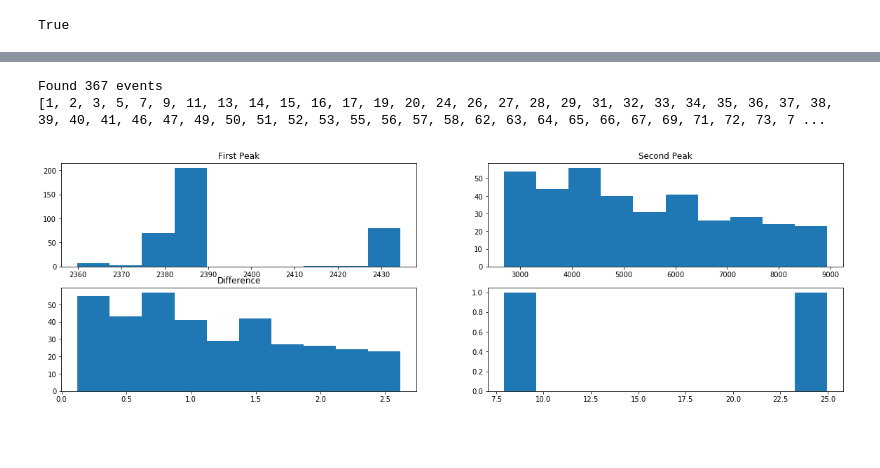
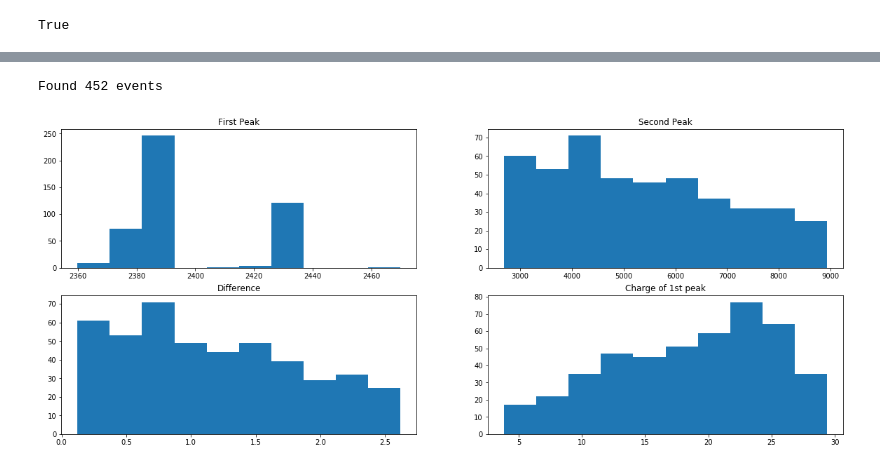
Before and after one commit to Iaggelis/InstrumentationLab, a Jupyter notebook: src/notebooks/muon_decay_total.ipynb, the cells around one changed output, grey strips where cells are left out. Cells and saved outputs as stored; diff of their text form; code cells hidden in the pictures; blank space fills up the shorter version.

Commit message:
all files analysis

```diff
--- a/src/notebooks/muon_decay_total.ipynb
+++ b/src/notebooks/muon_decay_total.ipynb
@@ -175,18 +223,18 @@ filename = rel_path + files[1]
 # %%
-tree_names = ["t1", "tree"]
-for t_n in tree_names:
-    try:
-        df_np = uproot.open(filename)[t_n].array("channel1")
-        break
-    except Exception as ex:
-        print(ex)
+# tree_names = ["t1", "tree"]
+# for t_n in tree_names:
+#     try:
+#         df_np = uproot.open(filename)[t_n].array("channel1")
+#         break
+#     except Exception as ex:
+#         print(ex)
 
-ev, tz1, tz2, ints, raw_ints = analysis(df_np)
-tz1 = np.asarray(tz1)
-tz2 = np.asarray(tz2)
-times = np.concatenate((tz1[:, np.newaxis], tz2[:, np.newaxis]), axis=1)
-np.savetxt(f'{filename[:-5]}_events.log', ev, fmt='%1i')
+# ev, tz1, tz2, ints, raw_ints = analysis(df_np)
+# tz1 = np.asarray(tz1)
+# tz2 = np.asarray(tz2)
+# times = np.concatenate((tz1[:, np.newaxis], tz2[:, np.newaxis]), axis=1)
+# np.savetxt(f'{filename[:-5]}_events.log', ev, fmt='%1i')
 
-diffs = tz2 - tz1
-t_step_per_point = 4 * 1e-04 # in μs
-diffs *= t_step_per_point
+# diffs = tz2 - tz1
+# t_step_per_point = 4 * 1e-04 # in μs
+# diffs *= t_step_per_point
@@ -211,25 +241,27 @@ index 1 is out of bounds for axis 0 with size 1
 # %%
 print(f'Found {len(ev)} events')
-print(ev)
+# print(ev)
 # %% [output]
-Found 367 events
-[1, 2, 3, 5, 7, 9, 11, 13, 14, 15, 16, 17, 19, 20, 24, 26, 27, 28, 29, 31, 32, 33, 34, 35, 36, 37, 38, 39, 40, 41, 46, 47, 49, 50, 51, 52, 53, 55, 56, 57, 58, 62, 63, 64, 65, 66, 67, 69, 71, 72, 73, 7 ...
+Found 452 events
+# %%
+npints = np.asarray(ints)
 # %%
-plt.figure(figsize=(20,6))
+plt.figure(figsize=(20,8))
 plt.subplot(221)
 plt.hist(times[:, 0])
 plt.title("First Peak")
 plt.subplot(222)
 plt.hist(times[:, 1])
 plt.title("Second Peak")
 plt.subplot(223)
 plt.hist(diffs)
 plt.title("Difference")
 plt.subplot(224)
-plt.hist(ints[0])
+plt.hist(npints[:,0])
+plt.title("Charge of 1st peak")
 plt.show()
 # %% [output]
-[figure, old version]
+[figure, new version]
 # %%
 # fit_exp = TF1("fit_exp", ROOT.expon, diffs.min(), diffs.max(), 2)
 # fit_exp = TF1("fit_exp", ROOT.expon, 500, 2000, 2)
```
Also changed, not shown: parts of 21 cells of this notebook, 2 other files.
